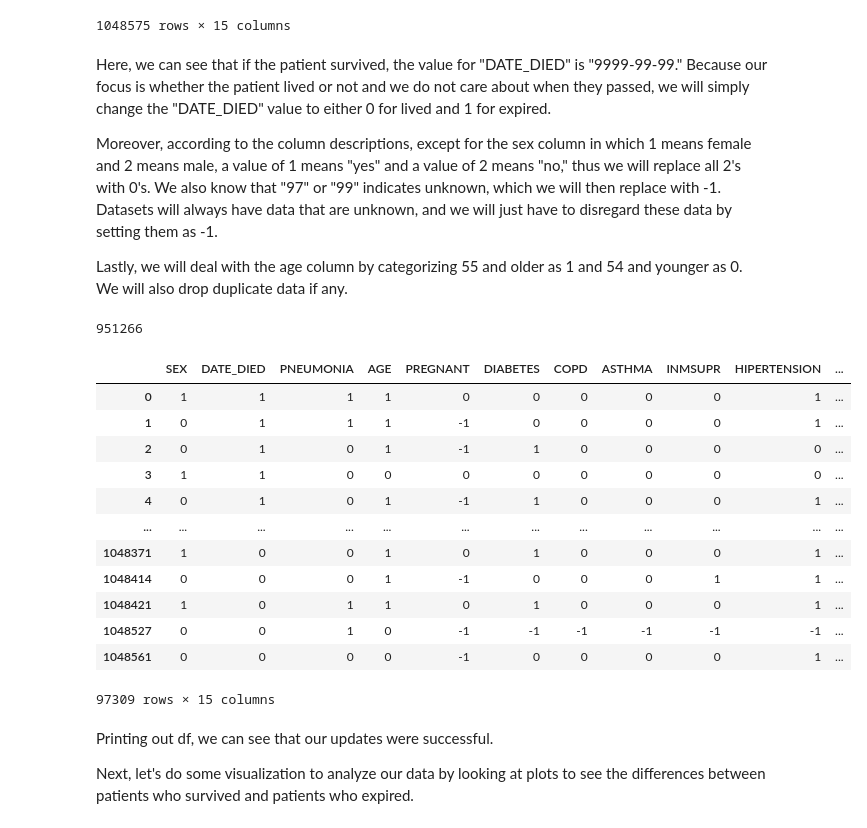
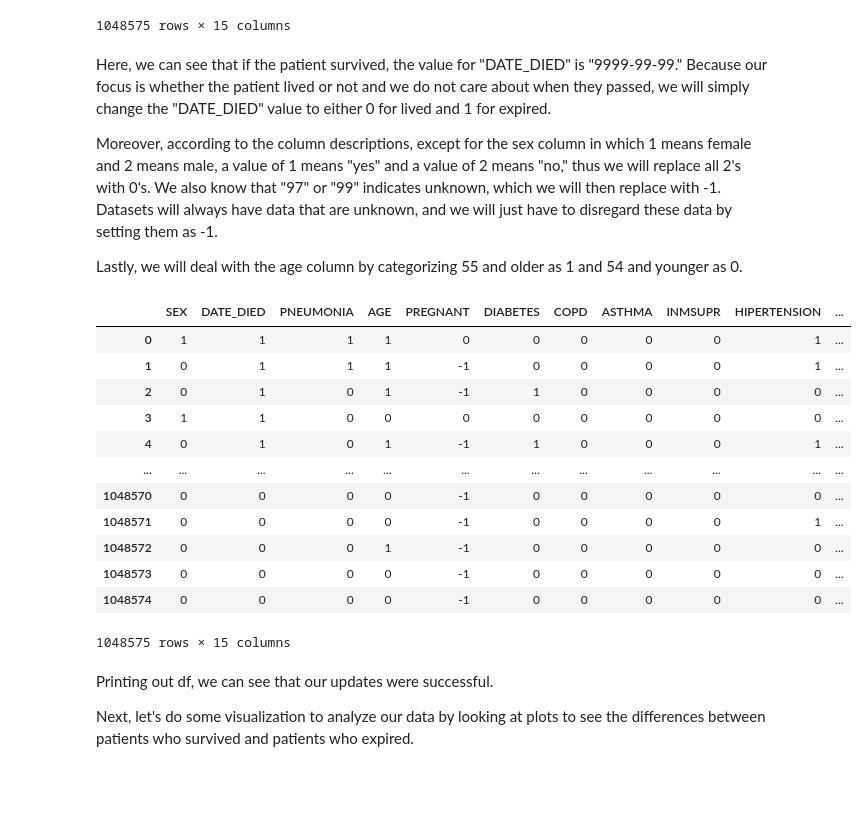
Before and after one commit to mfngoi/covid_data_analyisis, a Jupyter notebook: final_covid_analysis.ipynb, the cells around one changed output. Cells and saved outputs as stored; diff of their text form; code cells hidden in the pictures; blank space fills up the shorter version.

```diff
--- a/final_covid_analysis.ipynb
+++ b/final_covid_analysis.ipynb
@@ -237,38 +237,33 @@ Here, we can see that if the patient survived, the value for "DATE_DIED" is "999
 Moreover, according to the column descriptions, except for the sex column in which 1 means female and 2 means male, a value of 1 means "yes" and a value of 2 means "no," thus we will replace all 2's with 0's. We also know that "97" or "99" indicates unknown, which we will then replace with -1. Datasets will always have data that are unknown, and we will just have to disregard these data by setting them as -1.
 
 Lastly, we will deal with the age column by categorizing 55 and older as 1 and 54 and younger as 0.
-We will also drop duplicate data if any.
-# %%
-sum(df.duplicated())
-# %% [output]
-951266
 # %%
-df.drop_duplicates(inplace = True)
+#df.drop_duplicates(inplace = True)
 df.loc[df['DATE_DIED'] != '9999-99-99', 'DATE_DIED'] = 1
 df.loc[df['DATE_DIED'] == '9999-99-99', 'DATE_DIED'] = 0
 df["DATE_DIED"] = pd.to_numeric(df["DATE_DIED"])
 
 df = df.replace(2, 0)
 df = df.replace(97, -1)
 df = df.replace(99, -1)
 df = df.replace(98, -1)
 
 df["AGE"] = np.where(df["AGE"] < 55, 0, 1)
 df
 # %% [output]
 |  | SEX | DATE_DIED | PNEUMONIA | AGE | PREGNANT | DIABETES | COPD | ASTHMA | INMSUPR | HIPERTENSION | ... |
 | 0 | 1 | 1 | 1 | 1 | 0 | 0 | 0 | 0 | 0 | 1 | ... |
 | 1 | 0 | 1 | 1 | 1 | -1 | 0 | 0 | 0 | 0 | 1 | ... |
 | 2 | 0 | 1 | 0 | 1 | -1 | 1 | 0 | 0 | 0 | 0 | ... |
 | 3 | 1 | 1 | 0 | 0 | 0 | 0 | 0 | 0 | 0 | 0 | ... |
 | 4 | 0 | 1 | 0 | 1 | -1 | 1 | 0 | 0 | 0 | 1 | ... |
 | ... | ... | ... | ... | ... | ... | ... | ... | ... | ... | ... | ... |
-| 1048371 | 1 | 0 | 0 | 1 | 0 | 1 | 0 | 0 | 0 | 1 | ... |
-| 1048414 | 0 | 0 | 0 | 1 | -1 | 0 | 0 | 0 | 1 | 1 | ... |
-| 1048421 | 1 | 0 | 1 | 1 | 0 | 1 | 0 | 0 | 0 | 1 | ... |
-| 1048527 | 0 | 0 | 1 | 0 | -1 | -1 | -1 | -1 | -1 | -1 | ... |
-| 1048561 | 0 | 0 | 0 | 0 | -1 | 0 | 0 | 0 | 0 | 1 | ... |
+| 1048570 | 0 | 0 | 0 | 0 | -1 | 0 | 0 | 0 | 0 | 0 | ... |
+| 1048571 | 0 | 0 | 0 | 0 | -1 | 0 | 0 | 0 | 0 | 1 | ... |
+| 1048572 | 0 | 0 | 0 | 1 | -1 | 0 | 0 | 0 | 0 | 0 | ... |
+| 1048573 | 0 | 0 | 0 | 0 | -1 | 0 | 0 | 0 | 0 | 0 | ... |
+| 1048574 | 0 | 0 | 0 | 0 | -1 | 0 | 0 | 0 | 0 | 0 | ... |
-97309 rows × 15 columns
+1048575 rows × 15 columns
 # %% [markdown]
 Printing out df, we can see that our updates were successful.
 
```
Also changed, not shown: parts of 37 cells of this notebook.
